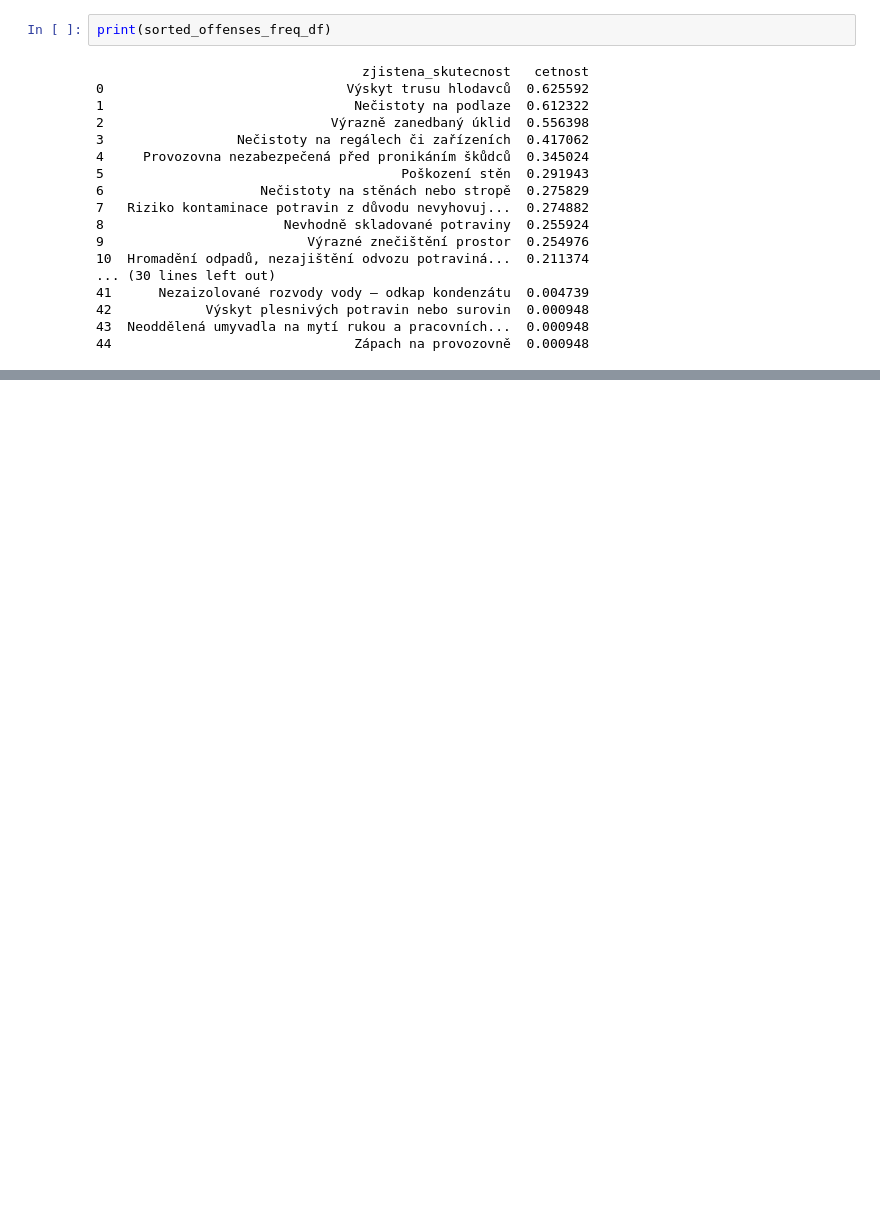
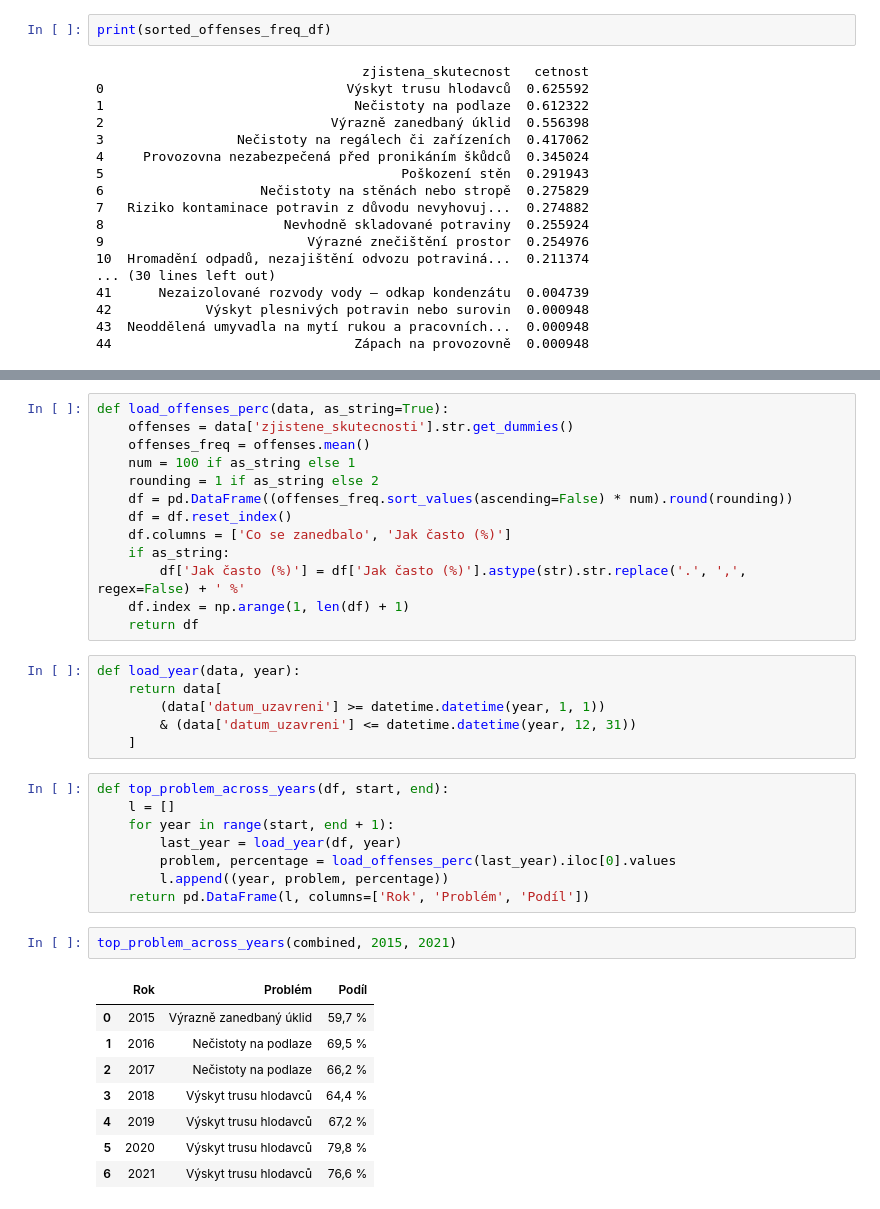
Before and after one commit to jandolezal/potraviny, a Jupyter notebook: notebooks/explore.ipynb, the cells around one changed output, grey strips where cells are left out. Cells and saved outputs as stored; diff of their text form; blank space fills up the shorter version.

```diff
--- a/notebooks/explore.ipynb
+++ b/notebooks/explore.ipynb
@@ -111,0 +137,38 @@ print(sorted_offenses_freq_df)
+# %%
+def load_offenses_perc(data, as_string=True):
+    offenses = data['zjistene_skutecnosti'].str.get_dummies()
+    offenses_freq = offenses.mean()
+    num = 100 if as_string else 1
+    rounding = 1 if as_string else 2
+    df = pd.DataFrame((offenses_freq.sort_values(ascending=False) * num).round(rounding))
+    df = df.reset_index()
+    df.columns = ['Co se zanedbalo', 'Jak často (%)']
+    if as_string:
+        df['Jak často (%)'] = df['Jak často (%)'].astype(str).str.replace('.', ',', regex=False) + ' %'
+    df.index = np.arange(1, len(df) + 1)
+    return df
+# %%
+def load_year(data, year):
+    return data[
+        (data['datum_uzavreni'] >= datetime.datetime(year, 1, 1))
+        & (data['datum_uzavreni'] <= datetime.datetime(year, 12, 31))
+    ]
+# %%
+def top_problem_across_years(df, start, end):
+    l = []
+    for year in range(start, end + 1):
+        last_year = load_year(df, year)
+        problem, percentage = load_offenses_perc(last_year).iloc[0].values
+        l.append((year, problem, percentage))
+    return pd.DataFrame(l, columns=['Rok', 'Problém', 'Podíl'])
+# %%
+top_problem_across_years(combined, 2015, 2021)
+# %% [output]
+|  | Rok | Problém | Podíl |
+| 0 | 2015 | Výrazně zanedbaný úklid | 59,7 % |
+| 1 | 2016 | Nečistoty na podlaze | 69,5 % |
+| 2 | 2017 | Nečistoty na podlaze | 66,2 % |
+| 3 | 2018 | Výskyt trusu hlodavců | 64,4 % |
+| 4 | 2019 | Výskyt trusu hlodavců | 67,2 % |
+| 5 | 2020 | Výskyt trusu hlodavců | 79,8 % |
+| 6 | 2021 | Výskyt trusu hlodavců | 76,6 % |
```
Also changed, not shown: parts of 9 cells of this notebook.
